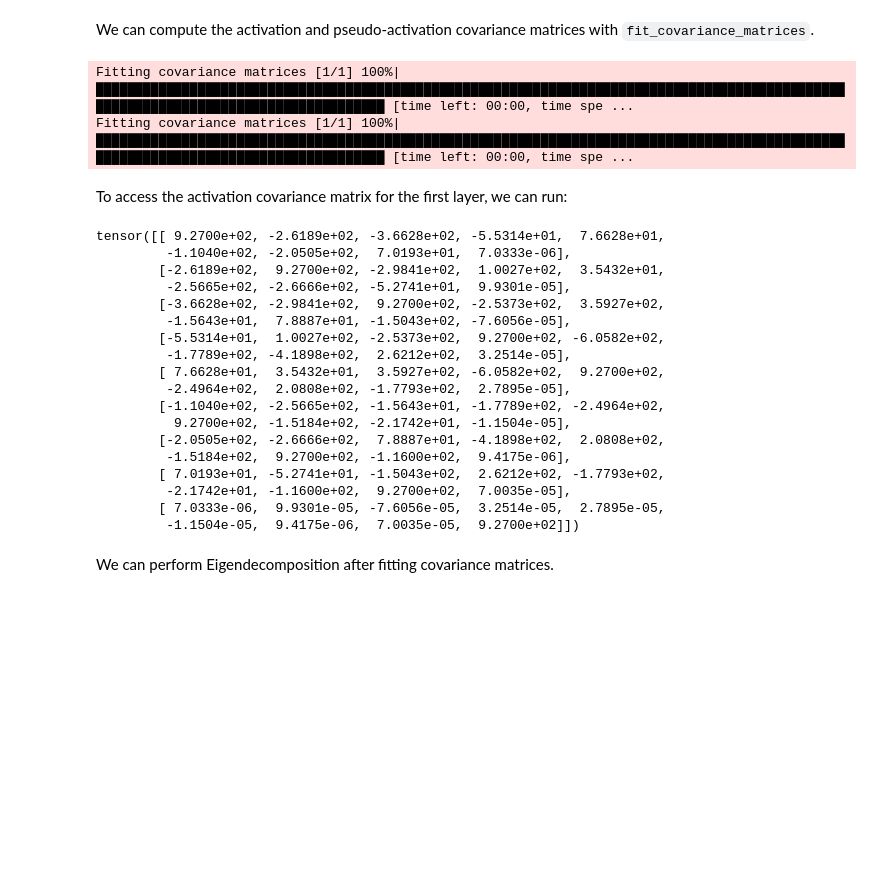
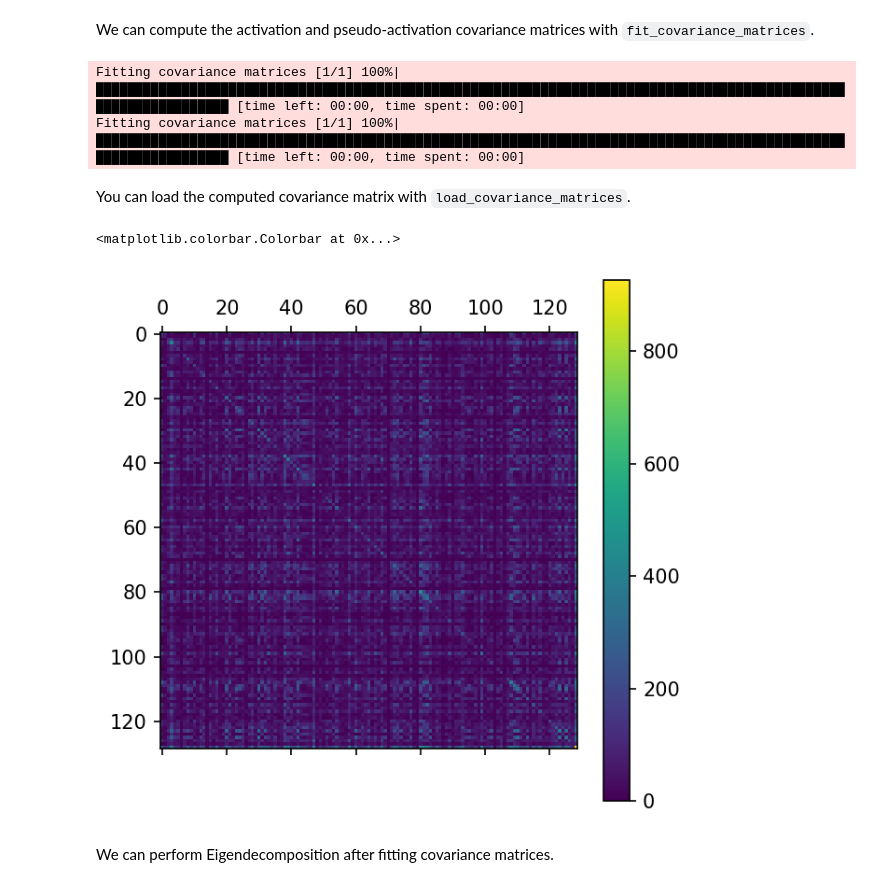
Before and after one commit to pomonam/kronfluence, a Jupyter notebook: examples/uci/tutorial.ipynb, the cells around one changed output. Drawn from its saved outputs; the diff is of its cells as text; code cells hidden in the pictures; blank space fills up the shorter version.

```diff
--- a/examples/uci/tutorial.ipynb
+++ b/examples/uci/tutorial.ipynb
@@ -209,33 +210,18 @@ analyzer.fit_covariance_matrices(
     per_device_batch_size=None,
     overwrite_output_dir=True,
 )
-covariance_factors = analyzer.load_covariance_matrices(factors_name="tutorial_factor")
 # %% [output]
-Fitting covariance matrices [1/1] 100%|█████████████████████████████████████████████████████████████████████████████████████████████████████████████████████████████████████ [time left: 00:00, time spe ...
-Fitting covariance matrices [1/1] 100%|█████████████████████████████████████████████████████████████████████████████████████████████████████████████████████████████████████ [time left: 00:00, time spe ...
+Fitting covariance matrices [1/1] 100%|█████████████████████████████████████████████████████████████████████████████████████████████████████████████████ [time left: 00:00, time spent: 00:00]
+Fitting covariance matrices [1/1] 100%|█████████████████████████████████████████████████████████████████████████████████████████████████████████████████ [time left: 00:00, time spent: 00:00]
 # %% [markdown]
-To access the activation covariance matrix for the first layer, we can run:
+You can load the computed covariance matrix with `load_covariance_matrices`.
 # %%
-covariance_factors["activation_covariance"]["0"]
+covariance_factors = analyzer.load_covariance_matrices(factors_name="tutorial_factor")
+plt.matshow(covariance_factors["activation_covariance"]["2"])
+plt.colorbar()
 # %% [output]
-tensor([[ 9.2700e+02, -2.6189e+02, -3.6628e+02, -5.5314e+01,  7.6628e+01,
-         -1.1040e+02, -2.0505e+02,  7.0193e+01,  7.0333e-06],
-        [-2.6189e+02,  9.2700e+02, -2.9841e+02,  1.0027e+02,  3.5432e+01,
-         -2.5665e+02, -2.6666e+02, -5.2741e+01,  9.9301e-05],
-        [-3.6628e+02, -2.9841e+02,  9.2700e+02, -2.5373e+02,  3.5927e+02,
-         -1.5643e+01,  7.8887e+01, -1.5043e+02, -7.6056e-05],
-        [-5.5314e+01,  1.0027e+02, -2.5373e+02,  9.2700e+02, -6.0582e+02,
-         -1.7789e+02, -4.1898e+02,  2.6212e+02,  3.2514e-05],
-        [ 7.6628e+01,  3.5432e+01,  3.5927e+02, -6.0582e+02,  9.2700e+02,
-         -2.4964e+02,  2.0808e+02, -1.7793e+02,  2.7895e-05],
-        [-1.1040e+02, -2.5665e+02, -1.5643e+01, -1.7789e+02, -2.4964e+02,
-          9.2700e+02, -1.5184e+02, -2.1742e+01, -1.1504e-05],
-        [-2.0505e+02, -2.6666e+02,  7.8887e+01, -4.1898e+02,  2.0808e+02,
-         -1.5184e+02,  9.2700e+02, -1.1600e+02,  9.4175e-06],
-        [ 7.0193e+01, -5.2741e+01, -1.5043e+02,  2.6212e+02, -1.7793e+02,
-         -2.1742e+01, -1.1600e+02,  9.2700e+02,  7.0035e-05],
-        [ 7.0333e-06,  9.9301e-05, -7.6056e-05,  3.2514e-05,  2.7895e-05,
-         -1.1504e-05,  9.4175e-06,  7.0035e-05,  9.2700e+02]])
+<matplotlib.colorbar.Colorbar at 0x...>
+[figure, added]
 # %% [markdown]
 We can perform Eigendecomposition after fitting covariance matrices.
 # %%
```
Also changed, not shown: parts of 43 cells of this notebook, 3 other files.
